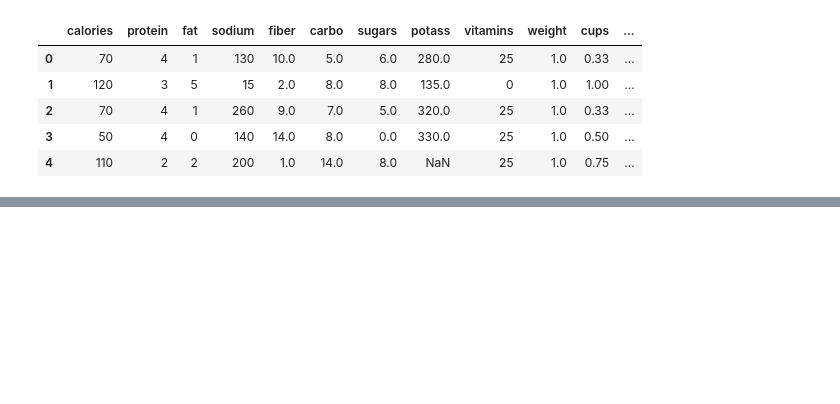
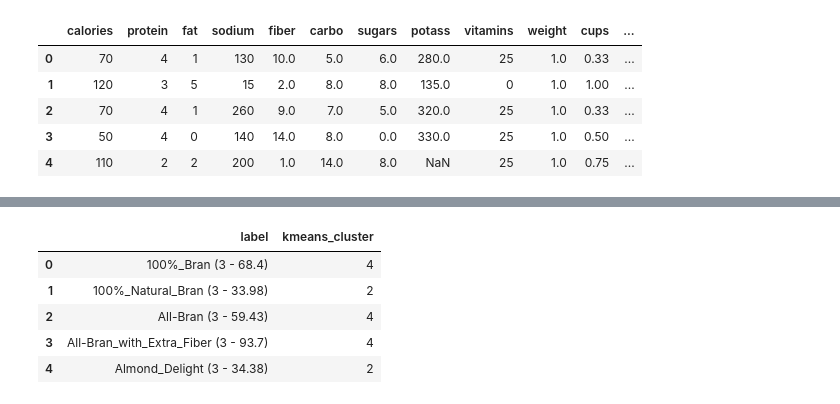
Before and after one commit to sunilgoda/DataScience, a Jupyter notebook: clustering/Clustering.ipynb, the cells around one changed output, grey strips where cells are left out. Cells and saved outputs as stored; diff of their text form; code cells hidden in the pictures; blank space fills up the shorter version.

```diff
--- a/clustering/Clustering.ipynb
+++ b/clustering/Clustering.ipynb
@@ -245,0 +179,15 @@ array([[110.90909091,   1.54545455,   1.04545455, 170.        ,
+# %%
+from sklearn.cluster import KMeans
+kmeans_object = KMeans(n_clusters=5, random_state=1240)
+kmeans_object.fit(std_cereals)
+kmeans_clusters = kmeans_object.predict(std_cereals)
+
+kmeans_results = pd.DataFrame({"label":cereal_label,"kmeans_cluster":kmeans_clusters})
+kmeans_results.head()
+# %% [output]
+|  | label | kmeans_cluster |
+| 0 | 100%_Bran (3 - 68.4) | 4 |
+| 1 | 100%_Natural_Bran (3 - 33.98) | 2 |
+| 2 | All-Bran (3 - 59.43) | 4 |
+| 3 | All-Bran_with_Extra_Fiber (3 - 93.7) | 4 |
+| 4 | Almond_Delight (3 - 34.38) | 2 |
```
Also changed, not shown: parts of 49 cells of this notebook.
